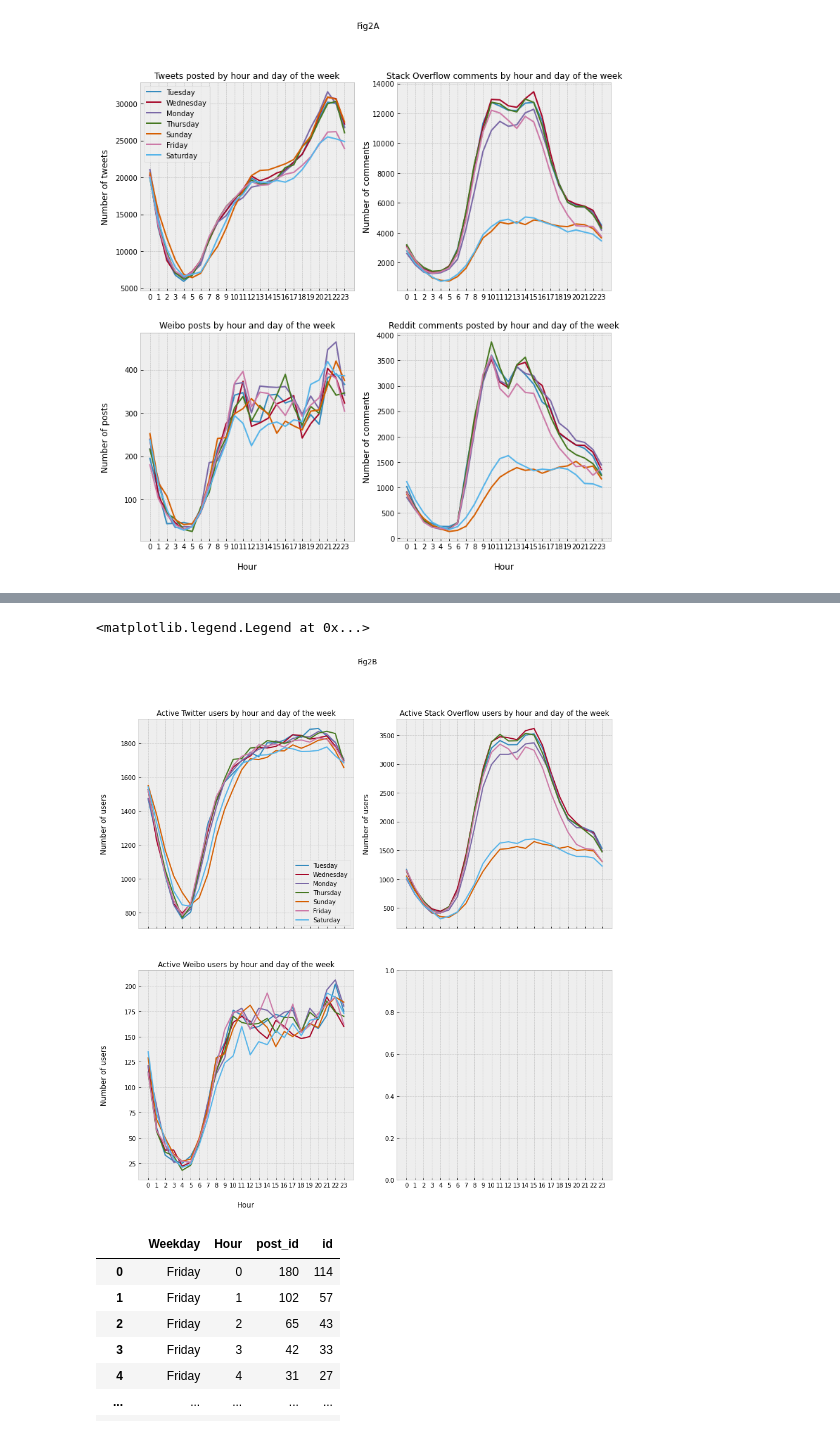
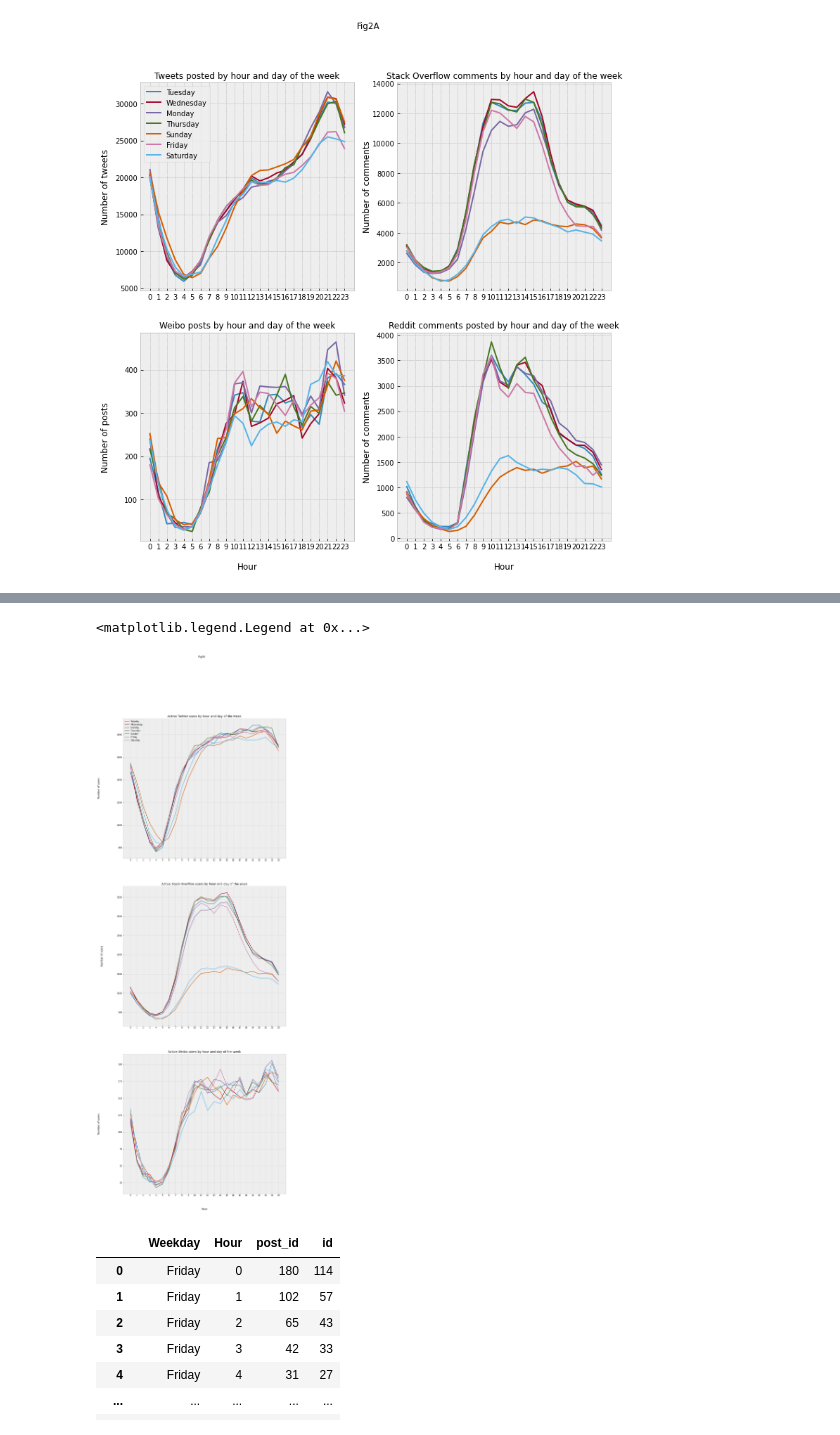
Before and after one commit to epfl-ada/ada-2020-project-milestone-p3-p3_adatada, a Jupyter notebook: Fig2.ipynb, the cells around one changed output, grey strips where cells are left out. Drawn from its saved outputs; the diff is of its cells as text; code cells hidden in the pictures.

```diff
--- a/Fig2.ipynb
+++ b/Fig2.ipynb
@@ -134,41 +134,42 @@ Html_file.close()
 # %%
 days=reddit_data.weekday.unique()
 
-fig, axs = plt.subplots(2, 2, figsize=(14,14), sharex = True)
+fig, axs = plt.subplots(3, figsize=(14,42))
 fig.suptitle('Fig2B')
 
 for day in days:
     daily_twitter=twitter_data[twitter_data.weekday==str(day)]
     daily_stackoverflow=stackoverflow_data[stackoverflow_data.dayOfWeek==str(day)]
     daily_weibo=users_stats_weibo[users_stats_weibo.Weekday==str(day)]
     daily_reddit=users_stats_reddit[users_stats_reddit.weekday==str(day)]
 
-    axs[0,0].plot(daily_twitter.time_hour,daily_twitter.id,label=str(day))
-    axs[0,1].plot(daily_stackoverflow.hour,daily_stackoverflow.id,label=str(day))
-    axs[1,0].plot(daily_weibo.Hour,daily_weibo.id,label=str(day))
+    axs[0].plot(daily_twitter.time_hour,daily_twitter.id,label=str(day))
+    axs[1].plot(daily_stackoverflow.hour,daily_stackoverflow.id,label=str(day))
+    axs[2].plot(daily_weibo.Hour,daily_weibo.id,label=str(day))
 
 
-axs[0,0].set_title('Active Twitter users by hour and day of the week',fontsize = 12)
-axs[0,0].set_ylabel('Number of users')
-axs[0,0].yaxis.set_label_coords(-0.14, 0.5)
-axs[0,0].set_xticks(np.arange(0, 24, step=1))
+axs[0].set_title('Active Twitter users by hour and day of the week')
+axs[0].set_ylabel('Number of users')
+axs[0].yaxis.set_label_coords(-0.14, 0.5)
+axs[0].set_xticks(np.arange(0, 24, step=1))
 
-axs[0,1].set_title('Active Stack Overflow users by hour and day of the week',fontsize = 12)
-axs[0,1].set_ylabel('Number of users')
-axs[0,1].yaxis.set_label_coords(-0.12, 0.5)
-axs[1,0].set_xticks(np.arange(0, 24, step=1))
+axs[1].set_title('Active Stack Overflow users by hour and day of the week')
+axs[1].set_ylabel('Number of users')
+axs[1].yaxis.set_label_coords(-0.12, 0.5)
+axs[1].set_xticks(np.arange(0, 24, step=1))
 
-axs[1,0].set_title('Active Weibo users by hour and day of the week',fontsize = 12)
-axs[1,0].set_xlabel('Hour')
-axs[1,0].set_ylabel('Number of users')
-axs[1,0].xaxis.set_label_coords(0.5, -0.1)
-axs[1,0].yaxis.set_label_coords(-0.14, 0.5)
-axs[0,1].set_xticks(np.arange(0, 24, step=1))
 
-axs[0,0].legend()
+axs[2].set_title('Active Weibo users by hour and day of the week')
+axs[2].set_xlabel('Hour')
+axs[2].set_ylabel('Number of users')
+axs[2].xaxis.set_label_coords(0.5, -0.1)
+axs[2].yaxis.set_label_coords(-0.14, 0.5)
+axs[2].set_xticks(np.arange(0, 24, step=1))
+
+axs[0].legend()
 # %% [output]
 <matplotlib.legend.Legend at 0x...>
-[figure, old version]
+[figure, new version]
 # %%
 html_str = mpld3.fig_to_html(fig)
 Html_file= open("fig2b.html","w")
```
Also changed, not shown: parts of 2 cells of this notebook, 3 other files.
